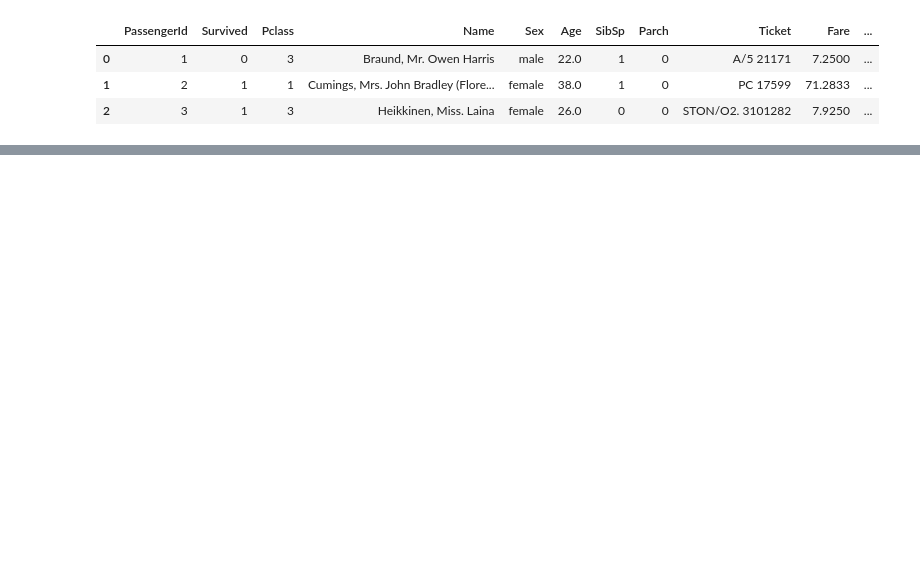
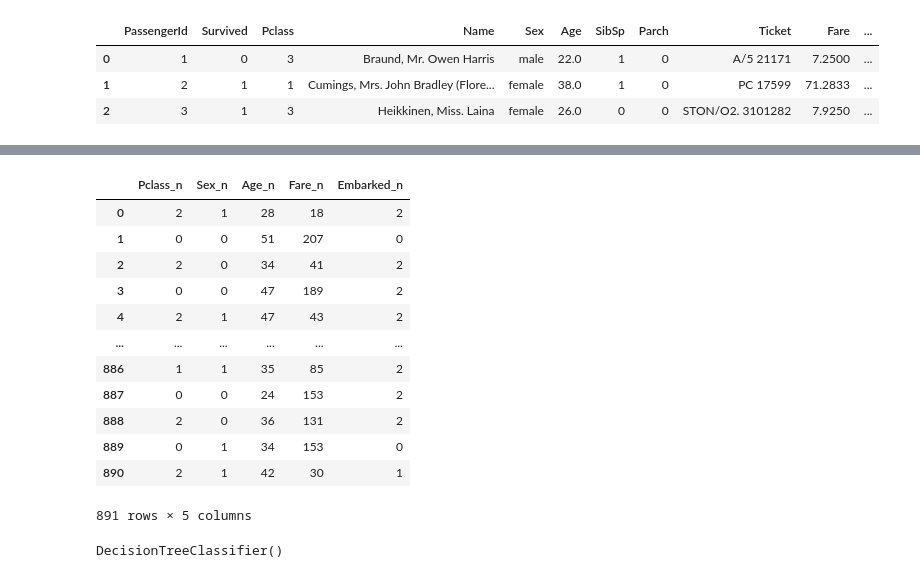
Before and after one commit to papito111/PYTHON_KURSY, a Jupyter notebook: python/Jupyter_nauka/ML/6_Decision_trees/Decision_tree_excer.ipynb, the cells around one changed output, grey strips where cells are left out. Cells and saved outputs as stored; diff of their text form; code cells hidden in the pictures; blank space fills up the shorter version.

Commit message:
decision_tree

```diff
--- a/python/Jupyter_nauka/ML/6_Decision_trees/Decision_tree_excer.ipynb
+++ b/python/Jupyter_nauka/ML/6_Decision_trees/Decision_tree_excer.ipynb
@@ -32,0 +39,22 @@ X
+# %%
+X['Pclass_n'] = le_Pclass.fit_transform(X['Pclass'])
+X['Sex_n'] = le_Pclass.fit_transform(X['Sex'])
+X['Age_n'] = le_Pclass.fit_transform(X['Age'])
+X['Fare_n'] = le_Pclass.fit_transform(X['Fare'])
+X['Embarked_n'] = le_Pclass.fit_transform(X['Embarked'])
+X = X.drop(['Pclass','Sex','Age','Fare','Embarked'],axis = 'columns')
+X
+# %% [output]
+|  | Pclass_n | Sex_n | Age_n | Fare_n | Embarked_n |
+| 0 | 2 | 1 | 28 | 18 | 2 |
+| 1 | 0 | 0 | 51 | 207 | 0 |
+| 2 | 2 | 0 | 34 | 41 | 2 |
+| 3 | 0 | 0 | 47 | 189 | 2 |
+| 4 | 2 | 1 | 47 | 43 | 2 |
+| ... | ... | ... | ... | ... | ... |
+| 886 | 1 | 1 | 35 | 85 | 2 |
+| 887 | 0 | 0 | 24 | 153 | 2 |
+| 888 | 2 | 0 | 36 | 131 | 2 |
+| 889 | 0 | 1 | 34 | 153 | 0 |
+| 890 | 2 | 1 | 42 | 30 | 1 |
+891 rows × 5 columns
@@ -32,0 +67,4 @@ X
+# %%
+model.fit(X_train,Y_train)
+# %% [output]
+DecisionTreeClassifier()
```
Also changed, not shown: parts of 7 cells of this notebook, 2 other files.
